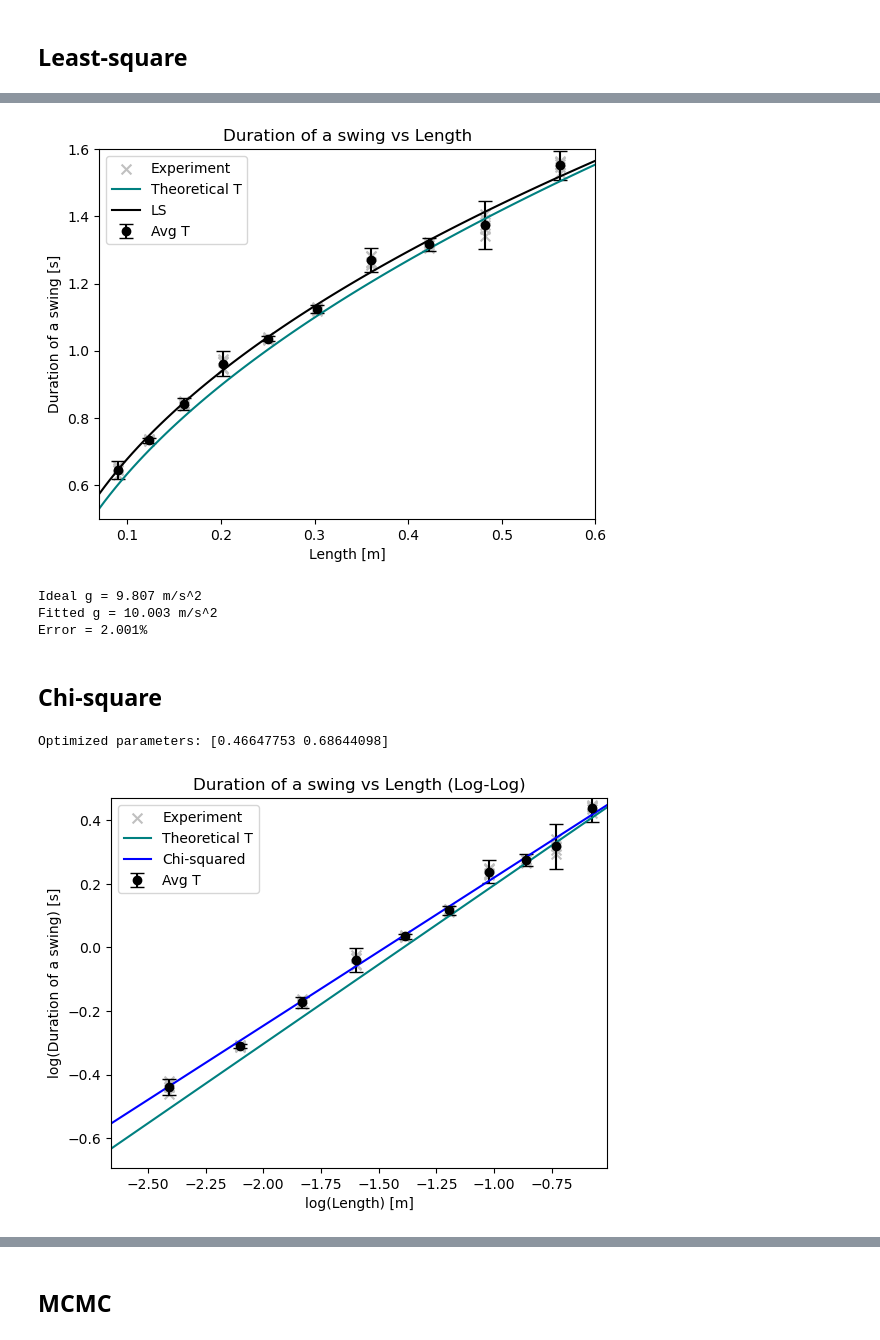
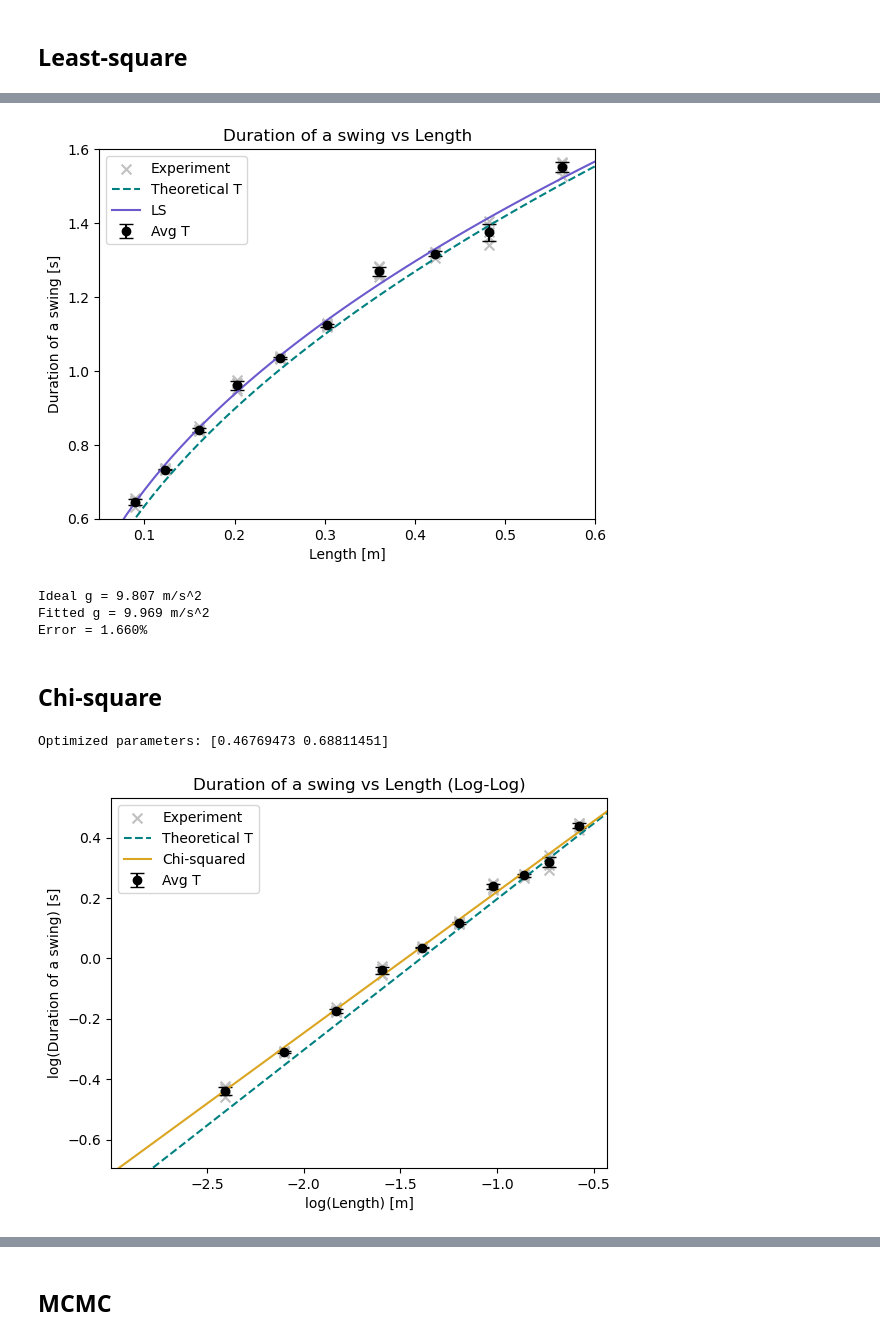
Before and after one commit to hyp0515/exp_phy_ii, a Jupyter notebook: apr1/pedulum.ipynb, the cells around one changed output, grey strips where cells are left out. Saved outputs shown, nothing was run; the diff lists cells and outputs as text; code cells hidden in the pictures.

```diff
--- a/apr1/pedulum.ipynb
+++ b/apr1/pedulum.ipynb
@@ -39,11 +39,15 @@ for idx, rep in enumerate(range(1,6)):
 period_10swing = np.array(period_10swing)
 
 std_10period = []
+std_1period = []
+std_1period_log = []
 for i in range(n_length):
     std_10period.append(np.std(period_10swing[:, i]))
+    std_1period.append(np.std(period_10swing[:, i]/10))
+    std_1period_log.append(np.std(np.log(period_10swing[:, i]/10)))
 
 std_10period = np.array(std_10period)
-std_1period = std_10period / np.sqrt(10)
+std_1period = np.array(std_1period)
 
 period_10swing = period_10swing.flatten()
 period_1swing = period_10swing / 10
@@ -71,5 +75,5 @@ print(std_1period)
 # %%
-l_axis = np.linspace(0.01, 0.60, 100)
+l_axis = np.linspace(0.01, 1.0, 100)
 t_ideal = 2 * np.pi * np.sqrt(l_axis / g0.value)
 # %%
 plt.scatter(pendulum_length_matrix, period_1swing, s=50, marker='x', color='silver',
@@ -178,18 +182,18 @@ plt.close('all')
 plt.scatter(pendulum_length_matrix, period_1swing.flatten(), s=50, marker='x', color='silver', label='Experiment')
 plt.errorbar(pendulum_length, avg_1period, yerr=std_1period, fmt='o', label='Avg T', color='k', capsize=5)
 # plt.plot(l_axis, np.e**linear_function(np.log(l_axis), *propt), color='orangered', label=f'curve_fit')
-plt.plot(l_axis, t_ideal, label='Theoretical T', color='teal')
-plt.plot(l_axis, np.e**np.dot(np.vander(np.log(l_axis), 2), w), "-k", label="LS")
+plt.plot(l_axis, t_ideal, label='Theoretical T', color='teal', linestyle='--')
+plt.plot(l_axis, np.e**np.dot(np.vander(np.log(l_axis), 2), w), linestyle="-", color='slateblue', label="LS")
 plt.xlabel('Length [m]')
 plt.ylabel('Duration of a swing [s]')
 plt.title('Duration of a swing vs Length')
-plt.xlim(left=0.07, right=0.6)
-plt.ylim(bottom=0.5, top=1.6)
+plt.xlim(left=0.05, right=0.6)
+plt.ylim(bottom=0.6, top=1.6)
 plt.legend()
 plt.savefig('./figures/ls.pdf', transparent=True)
 plt.show()
 # %% [output]
-[figure, old version]
+[figure, new version]
 # %%
 plt.close('all')
 # %%
@@ -199,8 +203,8 @@ print(f'Fitted g = {g_fitted:.3f} m/s^2')
 print(f'Error = {np.abs(g_fitted - g0.value) / g0.value * 100:.3f}%')
 # %% [output]
 Ideal g = 9.807 m/s^2
-Fitted g = 10.003 m/s^2
-Error = 2.001%
+Fitted g = 9.969 m/s^2
+Error = 1.660%
 # %% [markdown]
 ## Chi-square
 # %%
@@ -222,25 +226,25 @@ m_chisq = optimized_params[0]
 b_chisq = optimized_params[1]
 print("Optimized parameters:", optimized_params)
 # %% [output]
-Optimized parameters: [0.46647753 0.68644098]
+Optimized parameters: [0.46769473 0.68811451]
 # %%
 plt.scatter(np.log(pendulum_length_matrix), np.log(period_1swing.flatten()), s=50, marker='x', color='silver', label='Experiment')
-plt.errorbar(np.log(pendulum_length), np.log(avg_1period), yerr=std_1period, fmt='o', label='Avg T', color='k', capsize=5)
+plt.errorbar(np.log(pendulum_length), np.log(avg_1period), yerr=std_1period_log, fmt='o', label='Avg T', color='k', capsize=5)
 # plt.plot(np.log(l_axis), linear_function(np.log(l_axis), *propt), color='orangered',linestyle='dashed',
 #          label=f'curve_fit')
-plt.plot(np.log(l_axis), np.log(t_ideal), label='Theoretical T', color='teal')
+plt.plot(np.log(l_axis), np.log(t_ideal), label='Theoretical T', color='teal', linestyle='--')
 # plt.plot(np.log(l_axis), np.dot(np.vander(np.log(l_axis), 2), w), "--k", label="LS")
-plt.plot(np.log(l_axis), linear_function(np.log(l_axis), *optimized_params), "-b", label="Chi-squared")
+plt.plot(np.log(l_axis), linear_function(np.log(l_axis), *optimized_params), linestyle="-", color='goldenrod', label="Chi-squared")
 plt.xlabel('log(Length) [m]')
 plt.ylabel('log(Duration of a swing) [s]')
 plt.title('Duration of a swing vs Length (Log-Log)')
-plt.xlim(left=np.log(0.07), right=np.log(0.6))
-plt.ylim(bottom=np.log(0.5), top=np.log(1.6))
+plt.xlim(left=np.log(0.05), right=np.log(0.65))
+plt.ylim(bottom=np.log(0.5), top=np.log(1.7))
 plt.legend()
 plt.savefig('./figures/chisq_log.pdf', transparent=True)
 plt.show()
 # %% [output]
-[figure, old version]
+[figure, new version]
 # %%
 plt.close('all')
 # %%
```
Also changed, not shown: parts of 19 cells of this notebook, 15 other files.
